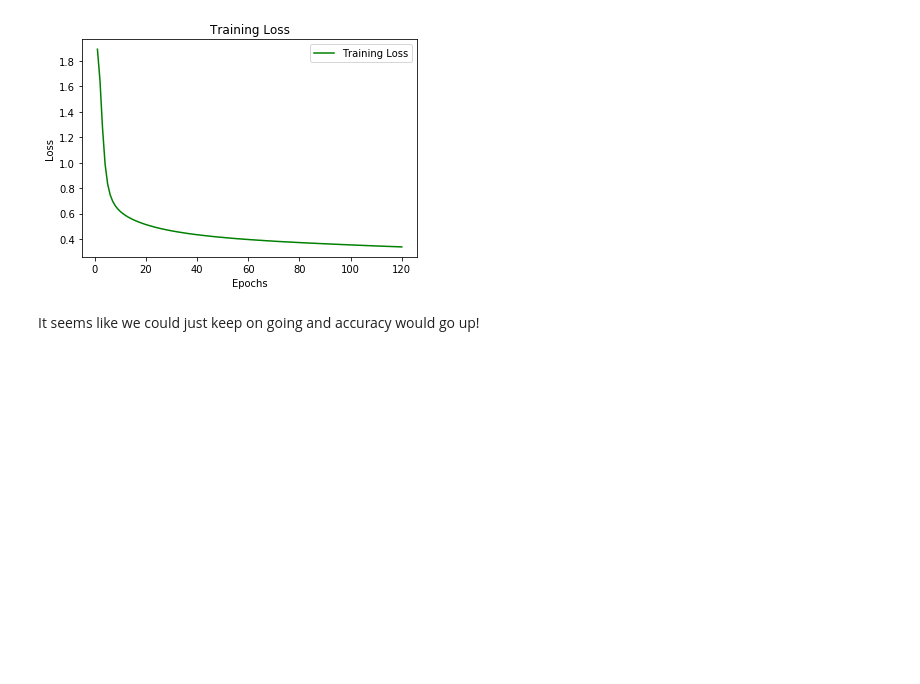
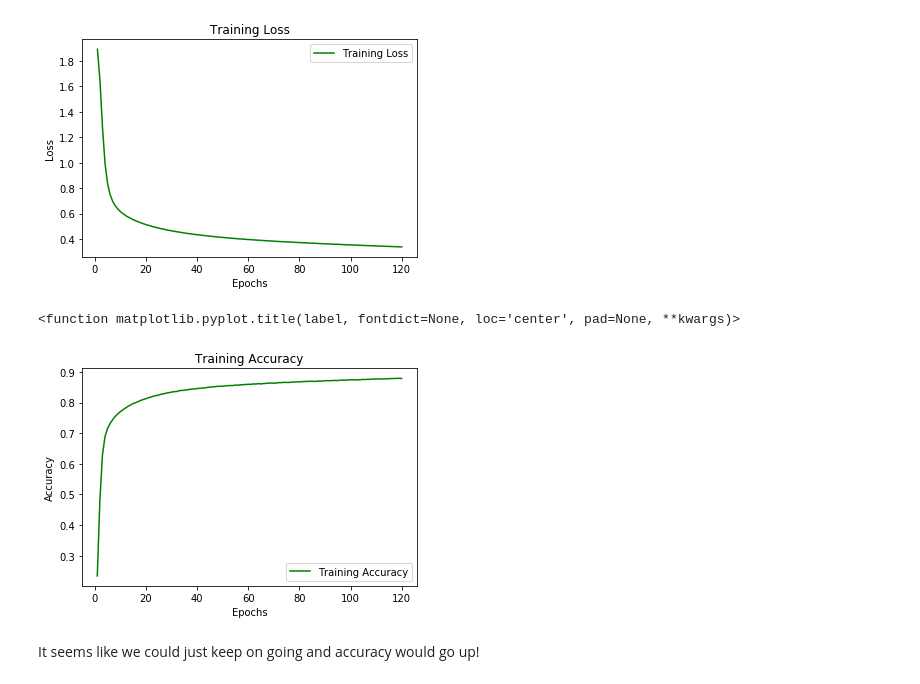
Before and after one commit to ZMBailey/dsc-04-41-05-keras-lab-seattle-ds-career-040119, a Jupyter notebook: index.ipynb, the cells around one changed output. Cells and saved outputs as stored; diff of their text form; code cells hidden in the pictures; blank space fills up the shorter version.

```diff
--- a/index.ipynb
+++ b/index.ipynb
@@ -296,15 +296,18 @@ plt.title
 # %%
 #Your code here; plot the training accuracy vs the number of epochs
 accuracy = history_dict['acc']
 epochs = range(1, len(accuracy) + 1)
 
 fig, ax = plt.subplots()
 ax.plot(epochs, accuracy, 'g', label='Training Accuracy')
-ax.set_title('Training Loss')
+ax.set_title('Training Accuracy')
 ax.set_xlabel('Epochs')
-ax.set_ylabel('Loss')
+ax.set_ylabel('Accuracy')
 plt.legend()
 plt.title
+# %% [output]
+<function matplotlib.pyplot.title(label, fontdict=None, loc='center', pad=None, **kwargs)>
+[figure, added]
 # %% [markdown]
 It seems like we could just keep on going and accuracy would go up!
 # %% [markdown]
```
